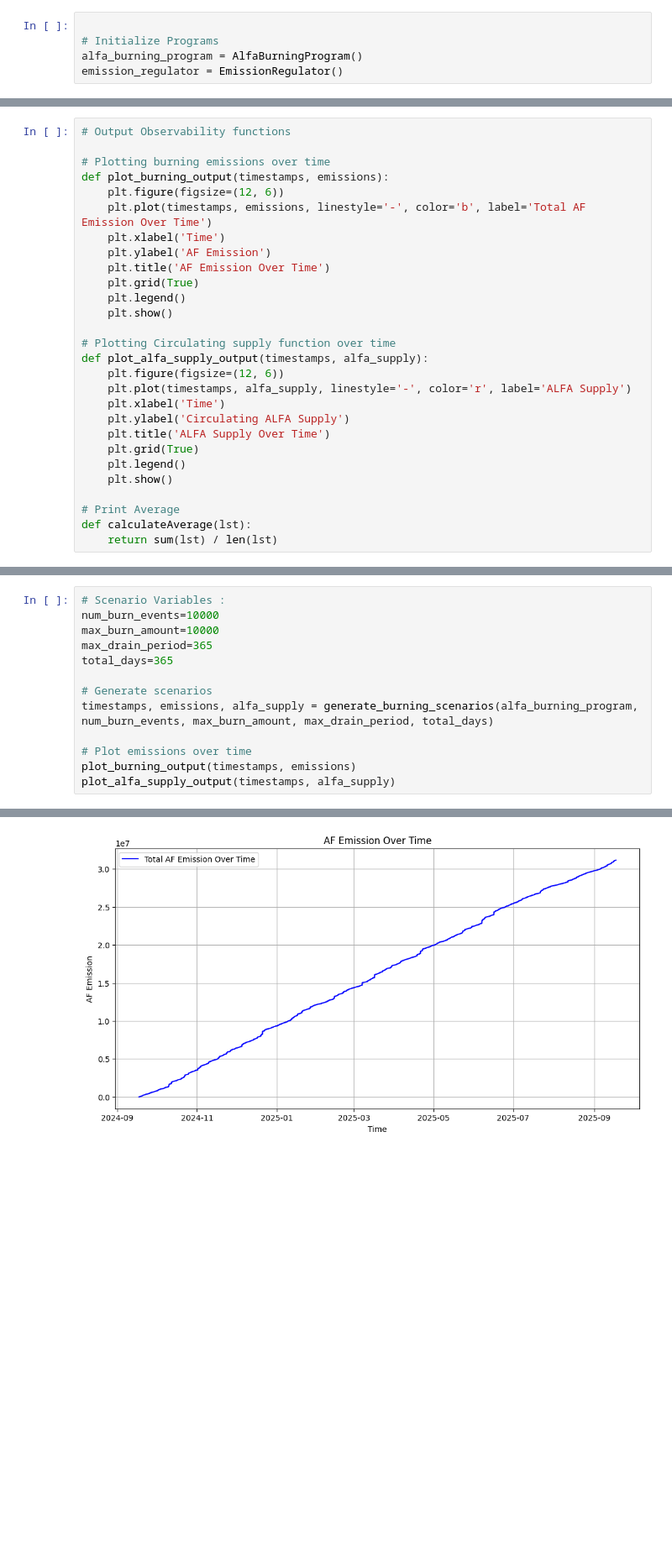
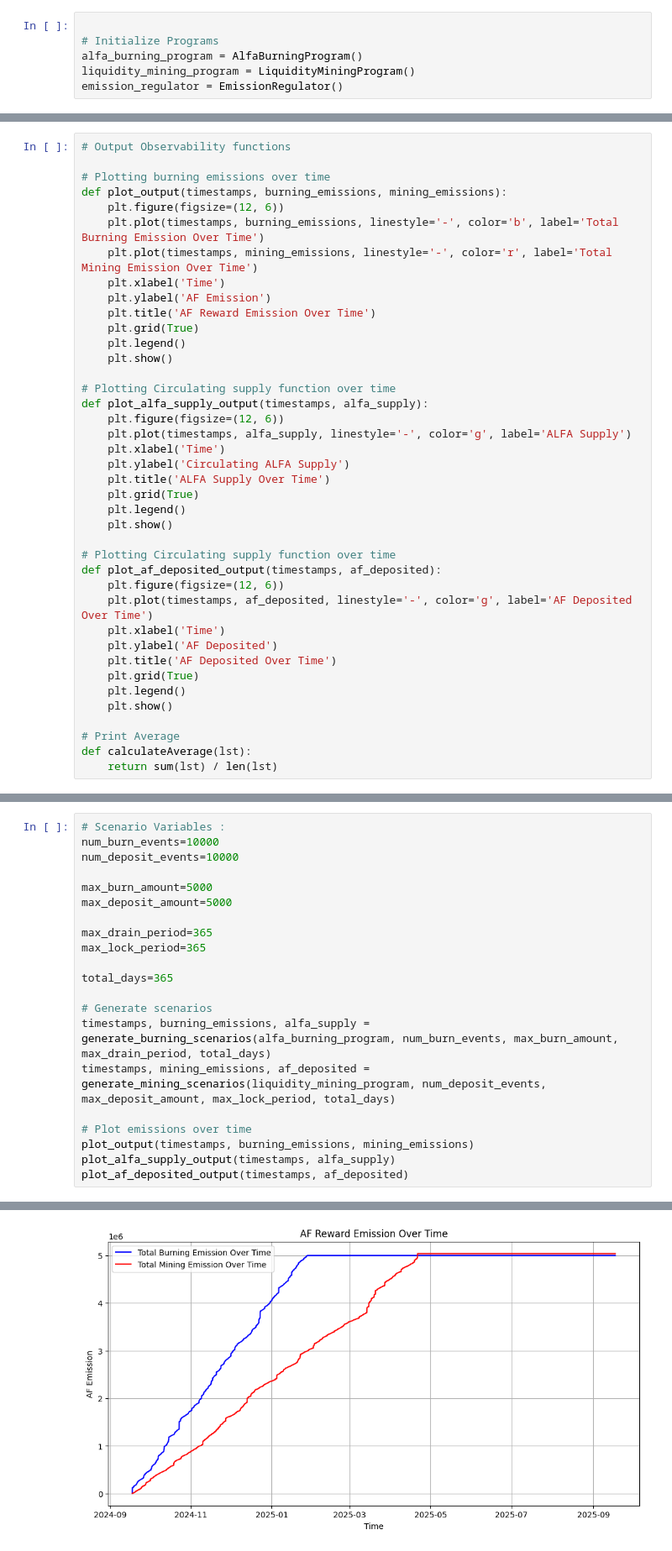
Before and after one commit to 0xPilou/af-distribution-model, a Jupyter notebook: model.ipynb, the cells around one changed output, grey strips where cells are left out. Shown at 84% size. Drawn from its saved outputs; the diff is of its cells as text; blank space fills up the shorter version.

Commit message:
add liquidity mining program to the model

```diff
--- a/model.ipynb
+++ b/model.ipynb
@@ -43,6 +87,7 @@ class EmissionRegulator:
 
 # Initialize Programs
 alfa_burning_program = AlfaBurningProgram()
+liquidity_mining_program = LiquidityMiningProgram()
 emission_regulator = EmissionRegulator()
 # %%
 def plot_emission_per_drain_period_curve():
@@ -71,12 +116,13 @@ plot_emission_per_drain_period_curve()
 # Output Observability functions
 
 # Plotting burning emissions over time
-def plot_burning_output(timestamps, emissions):
+def plot_output(timestamps, burning_emissions, mining_emissions):
     plt.figure(figsize=(12, 6))
-    plt.plot(timestamps, emissions, linestyle='-', color='b', label='Total AF Emission Over Time')
+    plt.plot(timestamps, burning_emissions, linestyle='-', color='b', label='Total Burning Emission Over Time')
+    plt.plot(timestamps, mining_emissions, linestyle='-', color='r', label='Total Mining Emission Over Time')
     plt.xlabel('Time')
     plt.ylabel('AF Emission')
-    plt.title('AF Emission Over Time')
+    plt.title('AF Reward Emission Over Time')
     plt.grid(True)
     plt.legend()
     plt.show()
@@ -84,7 +130,7 @@ def plot_burning_output(timestamps, emissions):
 # Plotting Circulating supply function over time
 def plot_alfa_supply_output(timestamps, alfa_supply):
     plt.figure(figsize=(12, 6))
-    plt.plot(timestamps, alfa_supply, linestyle='-', color='r', label='ALFA Supply')
+    plt.plot(timestamps, alfa_supply, linestyle='-', color='g', label='ALFA Supply')
     plt.xlabel('Time')
     plt.ylabel('Circulating ALFA Supply')
     plt.title('ALFA Supply Over Time')
@@ -92,6 +138,17 @@ def plot_alfa_supply_output(timestamps, alfa_supply):
     plt.legend()
     plt.show()
 
+# Plotting Circulating supply function over time
+def plot_af_deposited_output(timestamps, af_deposited):
+    plt.figure(figsize=(12, 6))
+    plt.plot(timestamps, af_deposited, linestyle='-', color='g', label='AF Deposited Over Time')
+    plt.xlabel('Time')
+    plt.ylabel('AF Deposited')
+    plt.title('AF Deposited Over Time')
+    plt.grid(True)
+    plt.legend()
+    plt.show()
+
 # Print Average
 def calculateAverage(lst):
     return sum(lst) / len(lst)
@@ -134,14 +229,22 @@ def generate_burning_scenarios(alfa_burn_program, num_burn_events, max_burn_amou
 # %%
 # Scenario Variables :
 num_burn_events=10000
-max_burn_amount=10000
+num_deposit_events=10000
+
+max_burn_amount=5000
+max_deposit_amount=5000
+
 max_drain_period=365
+max_lock_period=365
+
 total_days=365
 
 # Generate scenarios
-timestamps, emissions, alfa_supply = generate_burning_scenarios(alfa_burning_program, num_burn_events, max_burn_amount, max_drain_period, total_days)
+timestamps, burning_emissions, alfa_supply = generate_burning_scenarios(alfa_burning_program, num_burn_events, max_burn_amount, max_drain_period, total_days)
+timestamps, mining_emissions, af_deposited = generate_mining_scenarios(liquidity_mining_program, num_deposit_events, max_deposit_amount, max_lock_period, total_days)
 
 # Plot emissions over time
-plot_burning_output(timestamps, emissions)
+plot_output(timestamps, burning_emissions, mining_emissions)
 plot_alfa_supply_output(timestamps, alfa_supply)
+plot_af_deposited_output(timestamps, af_deposited)
 # %% [output]
@@ -150 +255 @@ Average Drain Period : 183.2642
-[figure, old version]
+[figure, new version]
```
Also changed, not shown: parts of 6 cells of this notebook.
